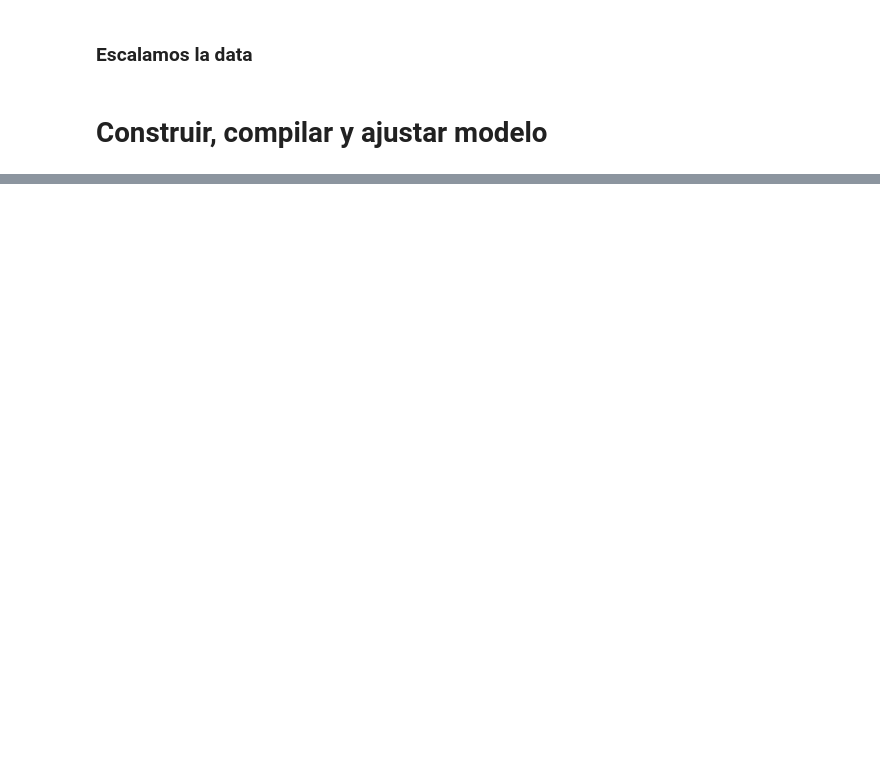
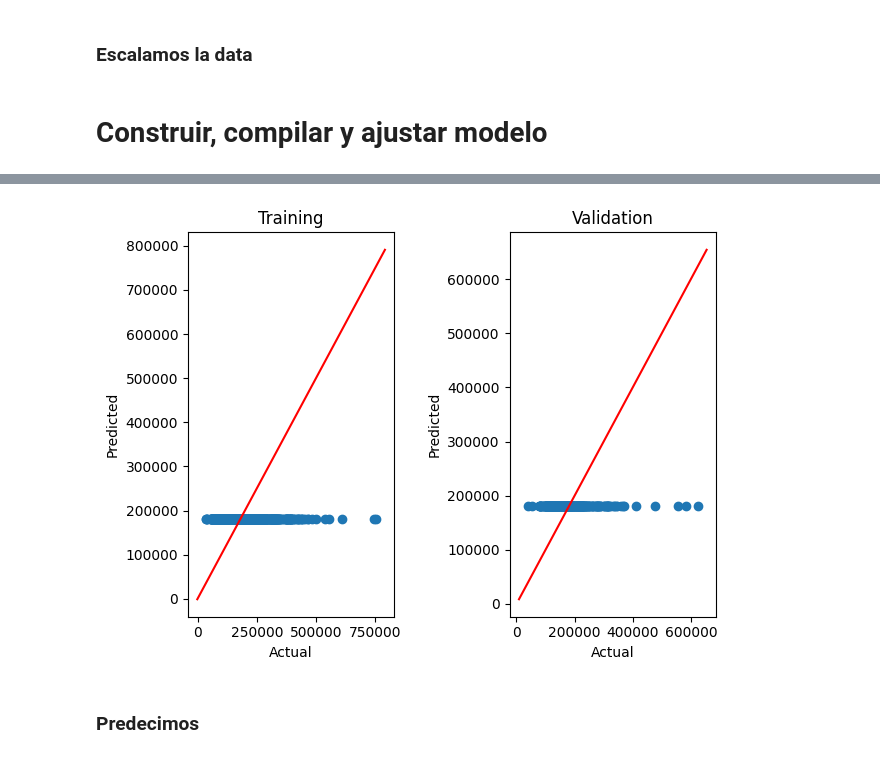
Before and after one commit to Javilejoo/Redes-Neuronales-MD, a Jupyter notebook: red-neuronal.ipynb, the cells around one changed output, grey strips where cells are left out. Cells and saved outputs as stored; diff of their text form; code cells hidden in the pictures; blank space fills up the shorter version.

```diff
--- a/red-neuronal.ipynb
+++ b/red-neuronal.ipynb
@@ -520,0 +590,23 @@ NameError: name 'Sequential' is not defined
+# %%
+fig, axes = plt.subplots(1,2) # 1 fila, dos columnas
+
+
+# Entrenamiento
+axes[0].scatter(x=y_train_encoded, y=model.predict(X_train_encoded)) #first row, first entry (left top)
+axes[0].set_xlabel("Actual", fontsize=10)
+axes[0].set_ylabel("Predicted",  fontsize=10)
+axes[0].set_title("Training")
+# Linea de 45 grados
+x = np.linspace(*axes[0].get_xlim())
+axes[0].plot(x, x, color='red')
+# Validacion
+axes[1].scatter(x=y_test_encoded, y=model.predict(X_test_encoded)) # first row, second entry (right top)
+axes[1].set_xlabel("Actual", fontsize=10)
+axes[1].set_ylabel("Predicted",  fontsize=10)
+axes[1].set_title("Validation")
+# Linea de 45 grados
+x = np.linspace(*axes[1].get_xlim())
+axes[1].plot(x, x, color='red')
+# Pequeña separación entre gráficas.
+fig.tight_layout()
+# %% [output]
@@ -520,0 +615,3 @@ NameError: name 'Sequential' is not defined
+[figure, added]
+# %% [markdown]
+### Predecimos
```
Also changed, not shown: parts of 22 cells of this notebook.
